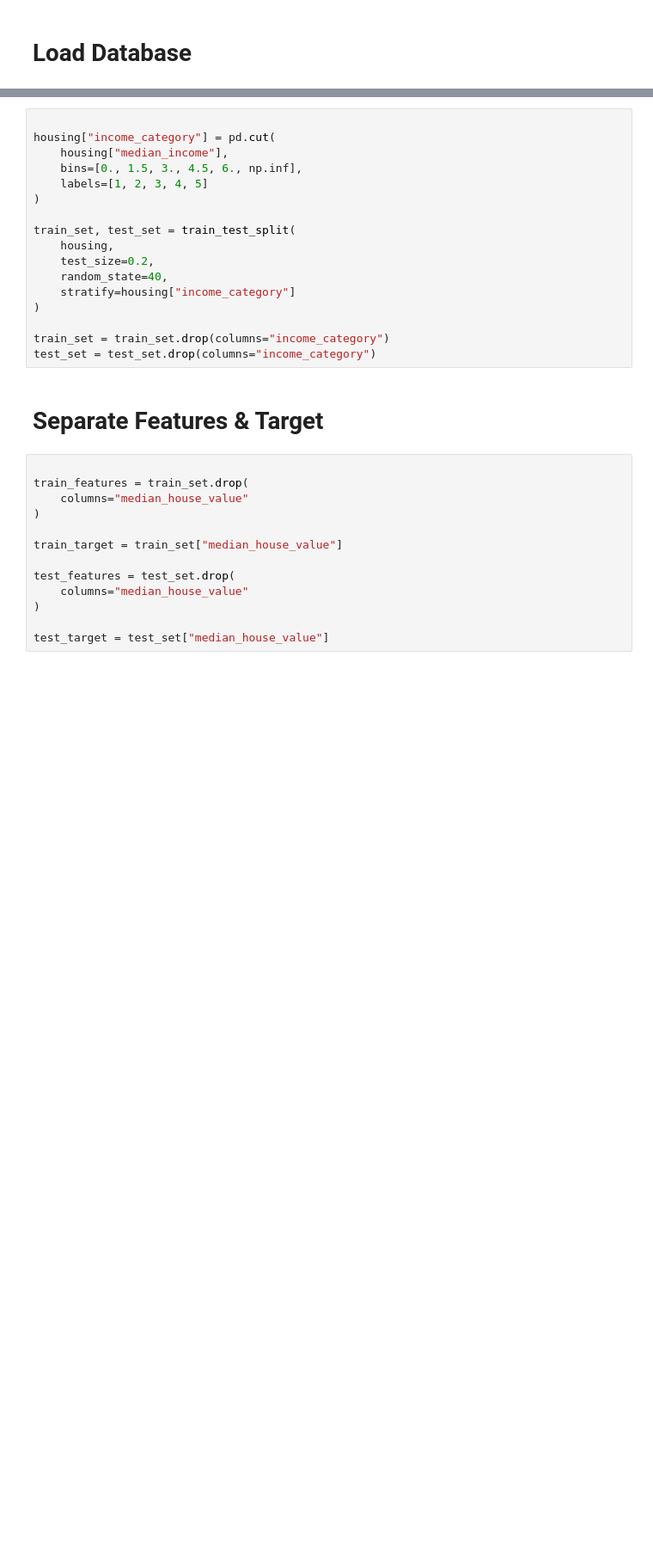
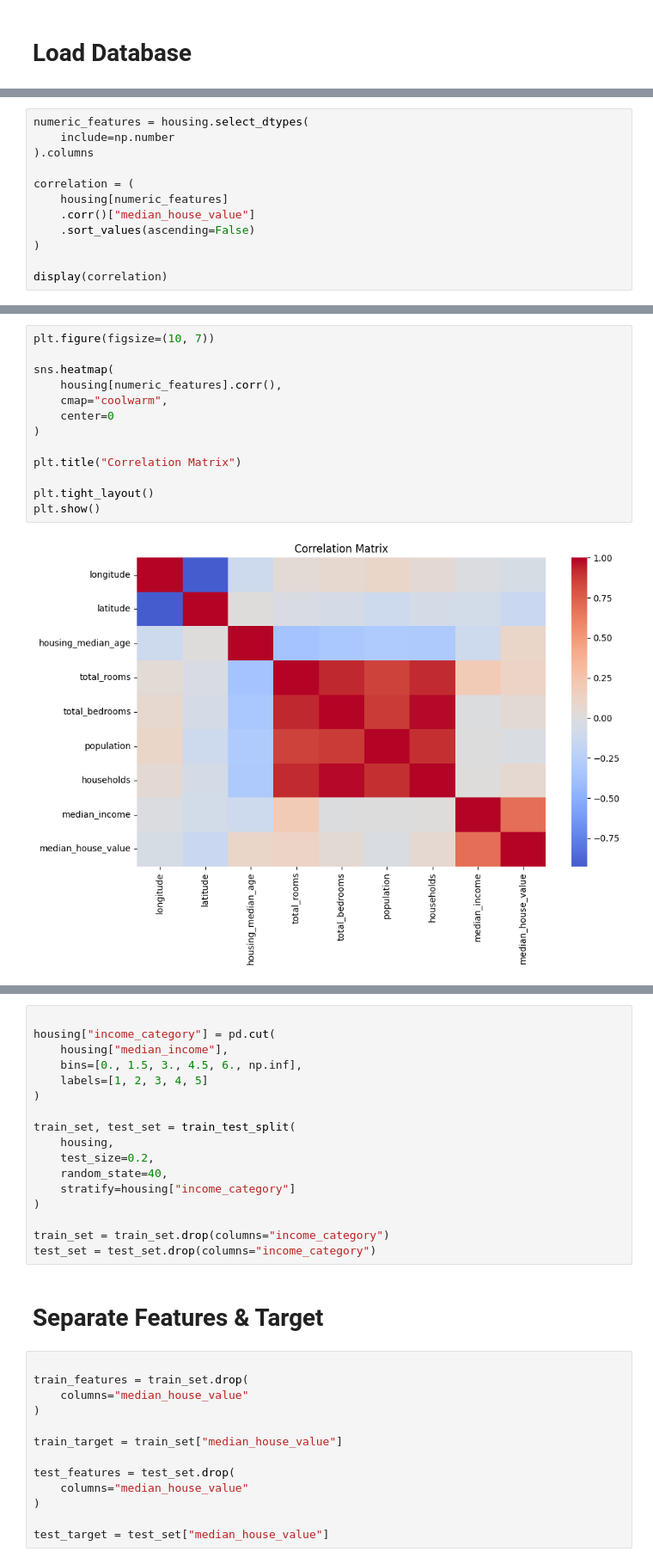
Before and after one commit to yaldamousavi/california-housing-price-prediction, a Jupyter notebook: notebooks/california_housing_price_prediction.ipynb, the cells around one changed output, grey strips where cells are left out. Shown at 86% size. Drawn from its saved outputs; the diff is of its cells as text; blank space fills up the shorter version.

```diff
--- a/notebooks/california_housing_price_prediction.ipynb
+++ b/notebooks/california_housing_price_prediction.ipynb
@@ -34,0 +214,12 @@ housing = pd.read_csv(
+# %%
+numeric_features = housing.select_dtypes(
+    include=np.number
+).columns
+
+correlation = (
+    housing[numeric_features]
+    .corr()["median_house_value"]
+    .sort_values(ascending=False)
+)
+
+display(correlation)
@@ -34,0 +238,15 @@ housing = pd.read_csv(
+# %%
+plt.figure(figsize=(10, 7))
+
+sns.heatmap(
+    housing[numeric_features].corr(),
+    cmap="coolwarm",
+    center=0
+)
+
+plt.title("Correlation Matrix")
+
+plt.tight_layout()
+plt.show()
+# %% [output]
+[figure, added]
```
Also changed, not shown: parts of 87 cells of this notebook.
